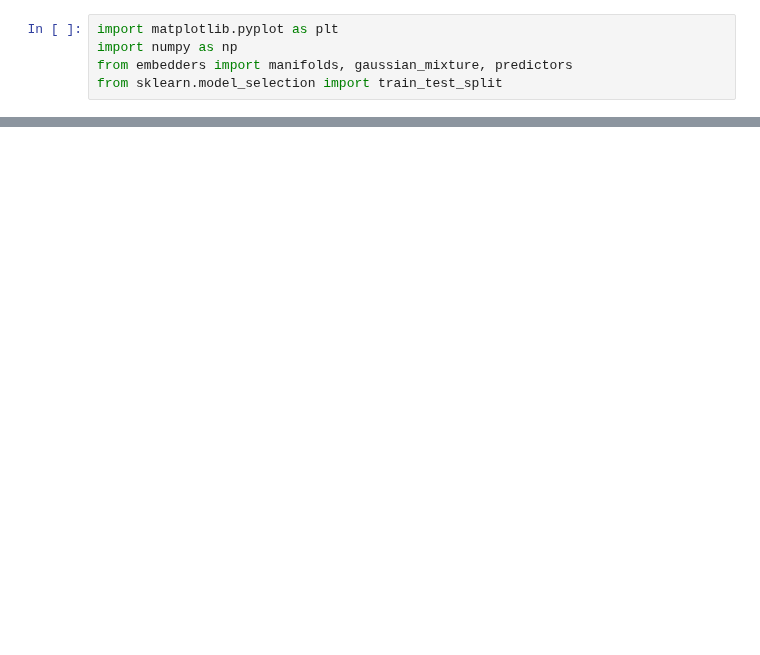
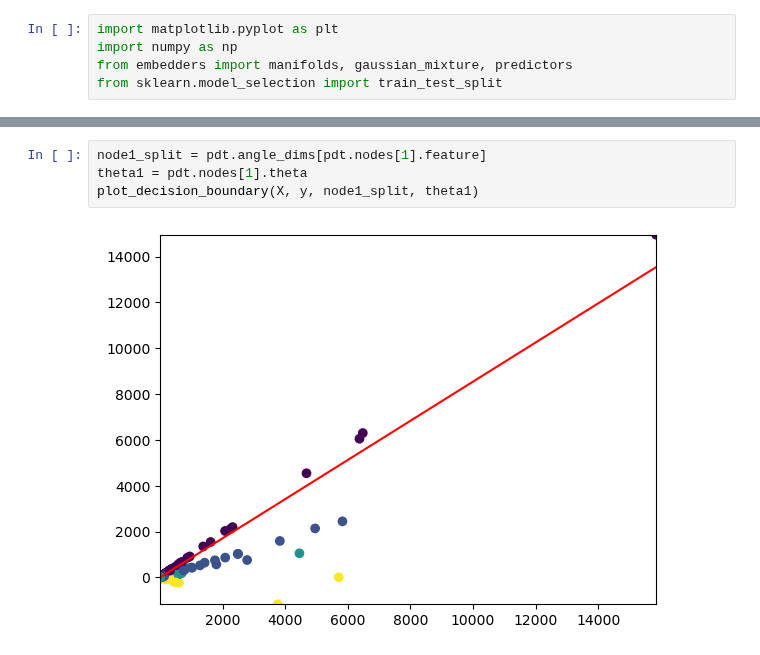
Before and after one commit to qc2321/embedders, a Jupyter notebook: notebooks/QC_pc_basic_visualization.ipynb, the cells around one changed output, grey strips where cells are left out. Drawn from its saved outputs; the diff is of its cells as text; blank space fills up the shorter version.

```diff
--- a/notebooks/QC_pc_basic_visualization.ipynb
+++ b/notebooks/QC_pc_basic_visualization.ipynb
@@ -34,0 +37,6 @@ plt.ylim(X[:,first_split_dims[1]].min(), X[:,first_split_dims[1]].max())
+# %%
+node1_split = pdt.angle_dims[pdt.nodes[1].feature]
+theta1 = pdt.nodes[1].theta
+plot_decision_boundary(X, y, node1_split, theta1)
+# %% [output]
+[figure, added]
```
Also changed, not shown: parts of 13 cells of this notebook.
